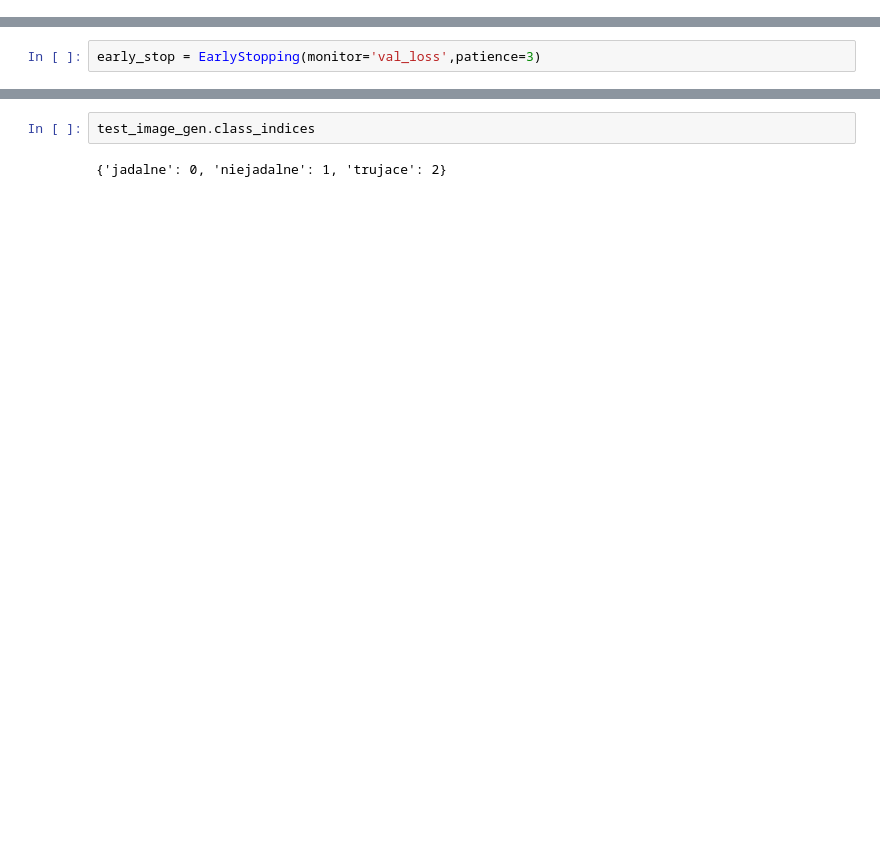
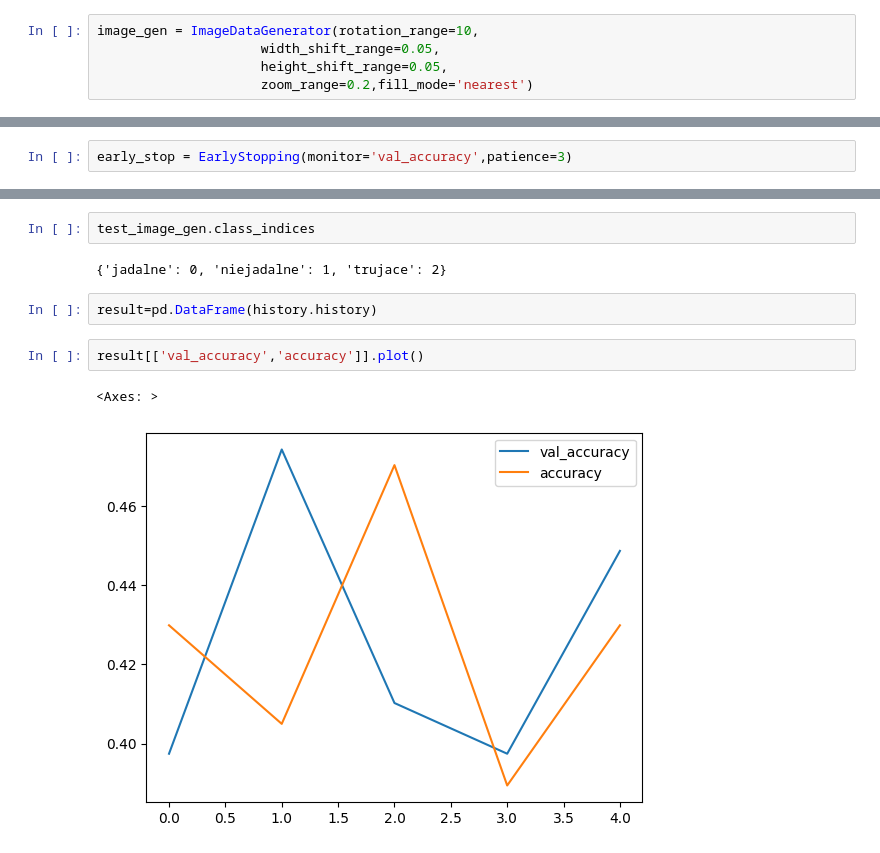
Before and after one commit to PatrykCiwinski/Fungi_CNN, a Jupyter notebook: grzyby.ipynb, the cells around one changed output, grey strips where cells are left out. Saved outputs shown, nothing was run; the diff lists cells and outputs as text; blank space fills up the shorter version.

```diff
--- a/grzyby.ipynb
+++ b/grzyby.ipynb
@@ -144,3 +142,8 @@ image_gen = ImageDataGenerator()
+# %%
+image_gen = ImageDataGenerator(rotation_range=10,
+                     width_shift_range=0.05,
+                     height_shift_range=0.05,
+                     zoom_range=0.2,fill_mode='nearest')
 # %%
 dim1 = []
 dim2 = []
@@ -211,7 +214,7 @@ model.compile(loss='categorical_crossentropy',
               optimizer='adam',
               metrics=['accuracy'])
 # %%
-early_stop = EarlyStopping(monitor='val_loss',patience=3)
+early_stop = EarlyStopping(monitor='val_accuracy',patience=3)
 # %%
 history = model.fit(train_image_gen,epochs=20,
                               validation_data=test_image_gen,
@@ -257,3 +252,10 @@ array([2])
 test_image_gen.class_indices
 # %% [output]
 {'jadalne': 0, 'niejadalne': 1, 'trujace': 2}
+# %%
+result=pd.DataFrame(history.history)
+# %%
+result[['val_accuracy','accuracy']].plot()
+# %% [output]
+<Axes: >
+[figure, added]
```
Also changed, not shown: parts of 10 cells of this notebook.
